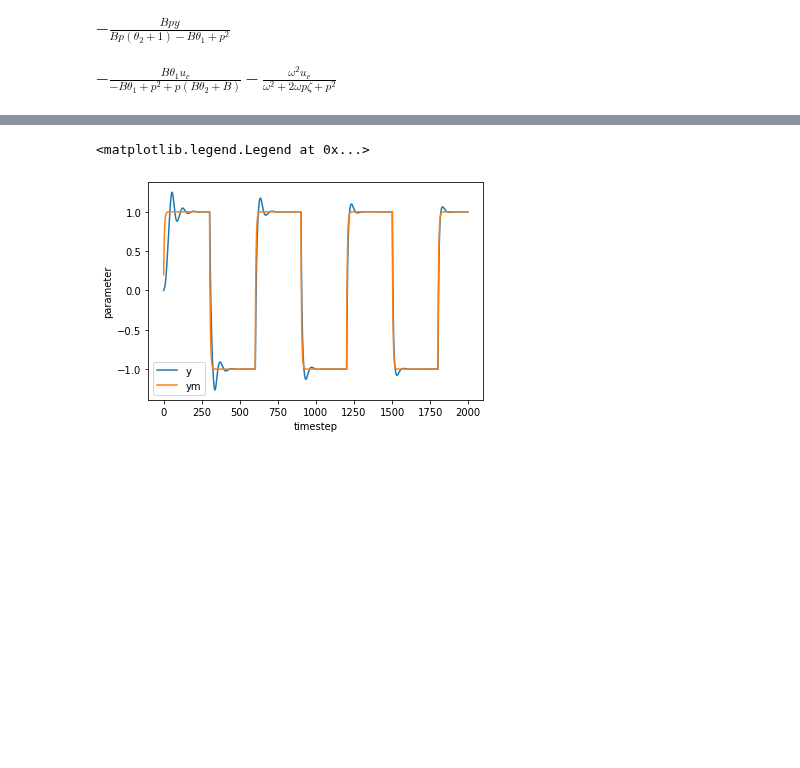
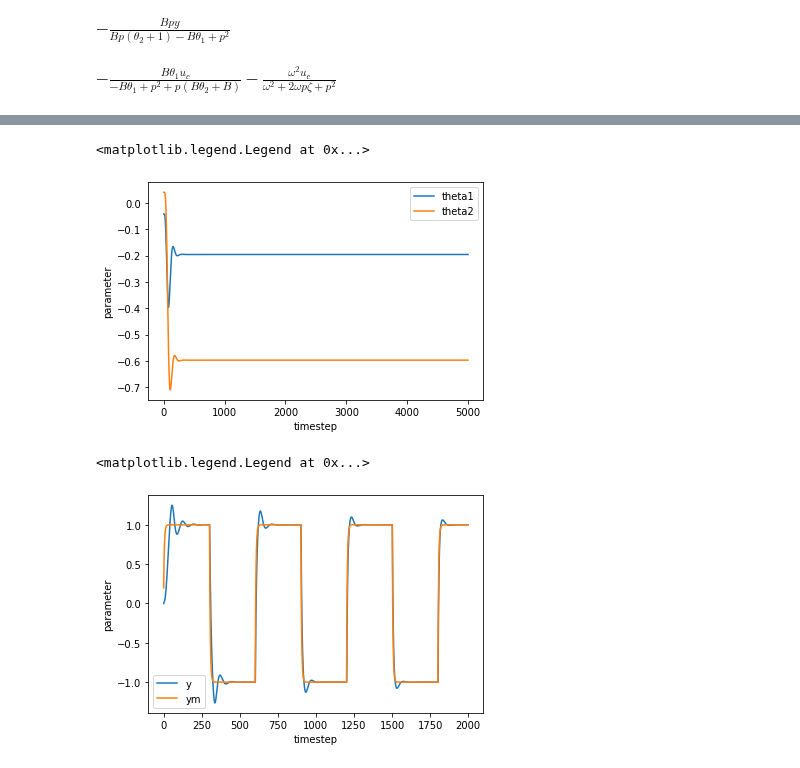
Before and after one commit to derekboase/ELG7113, a Jupyter notebook: system_models/alfa_model/alfa system model 2.ipynb, the cells around one changed output, grey strips where cells are left out. Cells and saved outputs as stored; diff of their text form; code cells hidden in the pictures; blank space fills up the shorter version.

```diff
--- a/system_models/alfa_model/alfa system model 2.ipynb
+++ b/system_models/alfa_model/alfa system model 2.ipynb
@@ -201,3 +227,15 @@ plt.legend()
+# %%
+start_idx = 0
+end_idx = int(maxt/ts)
+plt.plot(tc[start_idx:end_idx], theta1_list[start_idx:end_idx], label = "theta1")
+plt.plot(tc[start_idx:end_idx], theta2_list[start_idx:end_idx], label = "theta2")
+#plt.plot(tc[start_idx:end_idx], error_list[start_idx:end_idx], label = "y - ym")
+plt.xlabel("timestep")
+plt.ylabel("parameter")
+plt.legend()
+# %% [output]
+<matplotlib.legend.Legend at 0x...>
+[figure, added]
 # %%
 def MRAS_system_sim(y_i,u_i):
     y_p1_o = -a*y_i + b*u_i
```
Also changed, not shown: parts of 8 cells of this notebook.
